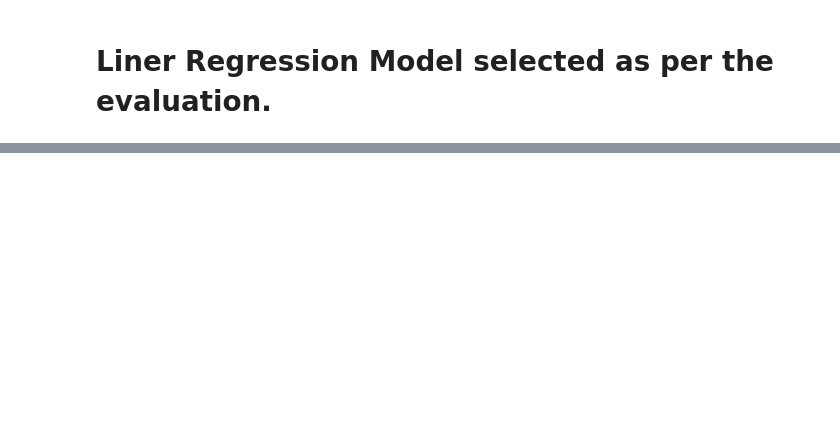
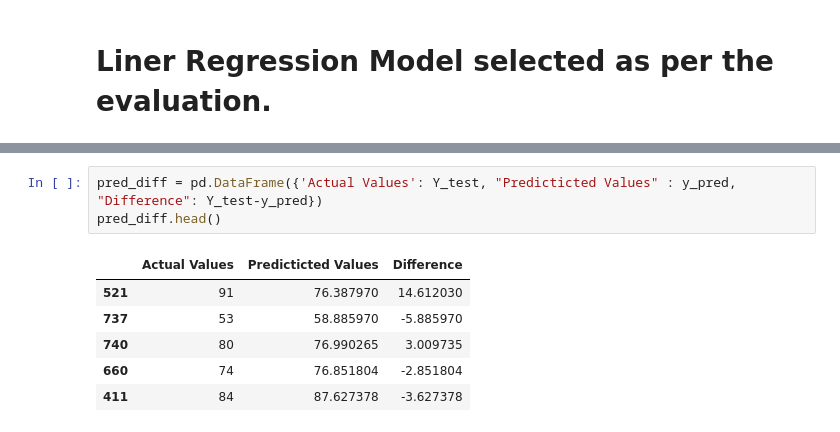
Before and after one commit to muneeb-01/ML-Project, a Jupyter notebook: notebook/MODEL TRAINING.ipynb, the cells around one changed output, grey strips where cells are left out. Saved outputs shown, nothing was run; the diff lists cells and outputs as text; blank space fills up the shorter version.

```diff
--- a/notebook/MODEL TRAINING.ipynb
+++ b/notebook/MODEL TRAINING.ipynb
@@ -164,0 +177,10 @@ Accuracy Score for the model is 100.00
+# %%
+pred_diff = pd.DataFrame({'Actual Values': Y_test, "Predicticted Values" : y_pred, "Difference": Y_test-y_pred})
+pred_diff.head()
+# %% [output]
+|  | Actual Values | Predicticted Values | Difference |
+| 521 | 91 | 76.387970 | 14.612030 |
+| 737 | 53 | 58.885970 | -5.885970 |
+| 740 | 80 | 76.990265 | 3.009735 |
+| 660 | 74 | 76.851804 | -2.851804 |
+| 411 | 84 | 87.627378 | -3.627378 |
```
Also changed, not shown: parts of 8 cells of this notebook, 4 other files.
